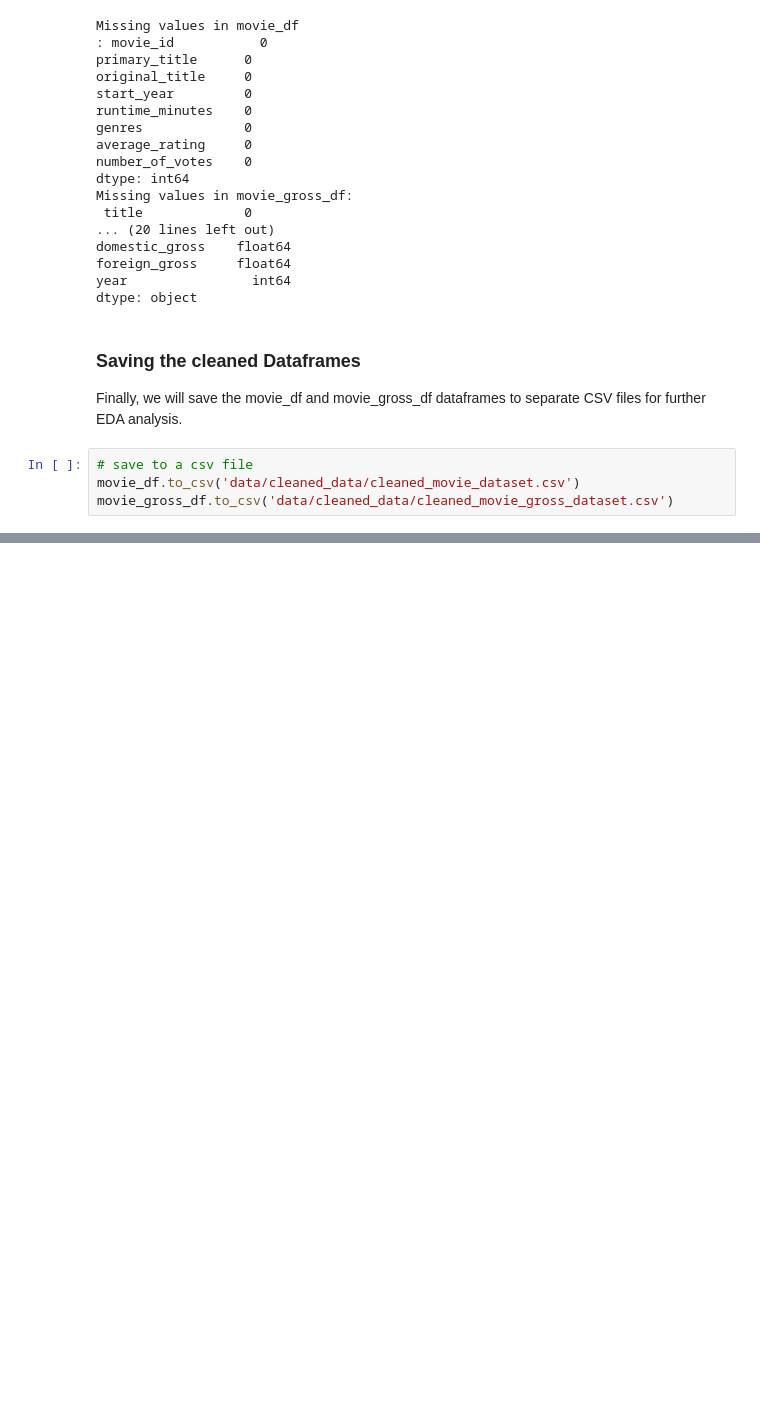
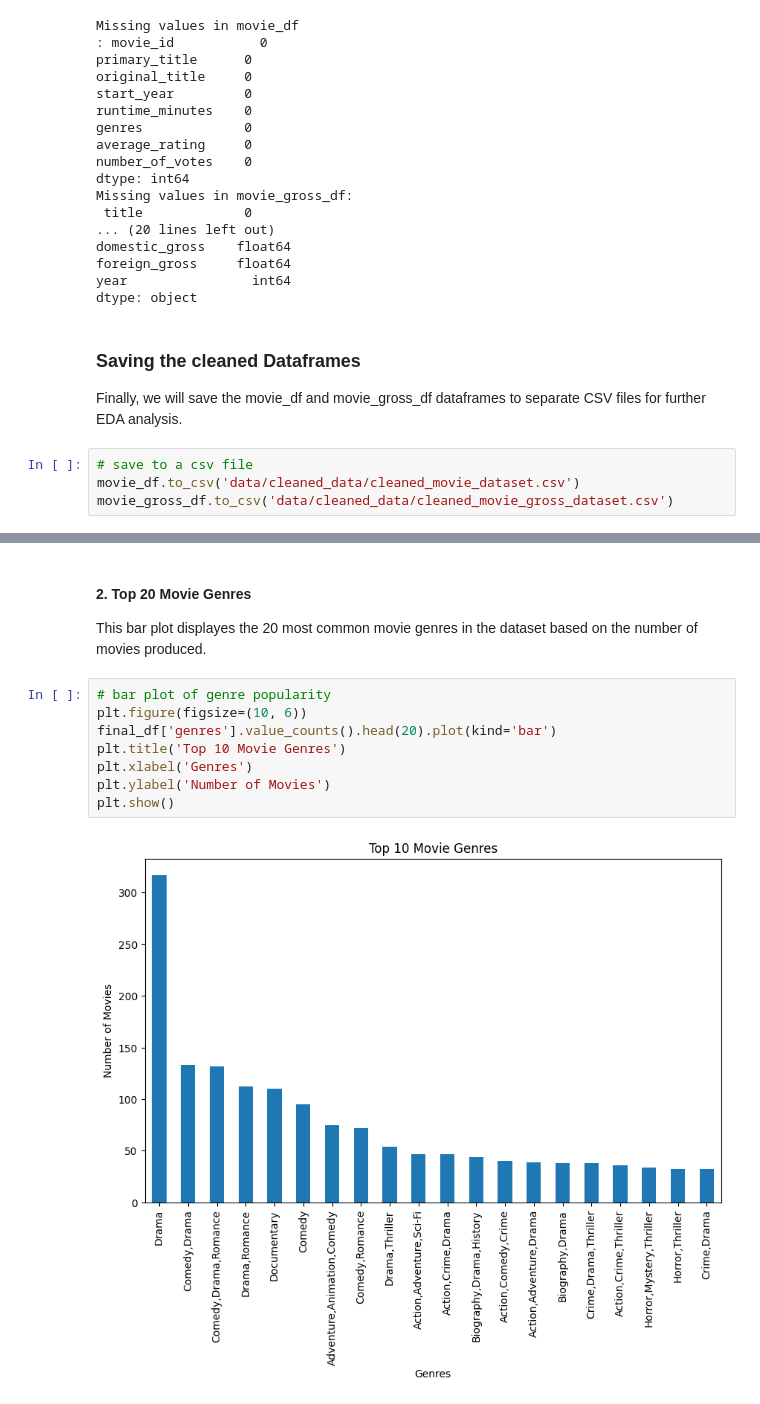
Before and after one commit to Patricknmaina/dsc-phase-2-project, a Jupyter notebook: index.ipynb, the cells around one changed output, grey strips where cells are left out. Saved outputs shown, nothing was run; the diff lists cells and outputs as text; blank space fills up the shorter version.

```diff
--- a/index.ipynb
+++ b/index.ipynb
@@ -416,0 +526,13 @@ movie_gross_df.to_csv('data/cleaned_data/cleaned_movie_gross_dataset.csv')
+# %% [markdown]
+#### 2. **Top 20 Movie Genres**
+This bar plot displayes the 20 most common movie genres in the dataset based on the number of movies produced.
+# %%
+# bar plot of genre popularity
+plt.figure(figsize=(10, 6))
+final_df['genres'].value_counts().head(20).plot(kind='bar')
+plt.title('Top 10 Movie Genres')
+plt.xlabel('Genres')
+plt.ylabel('Number of Movies')
+plt.show()
+# %% [output]
+[figure, added]
```
Also changed, not shown: parts of 37 cells of this notebook.
